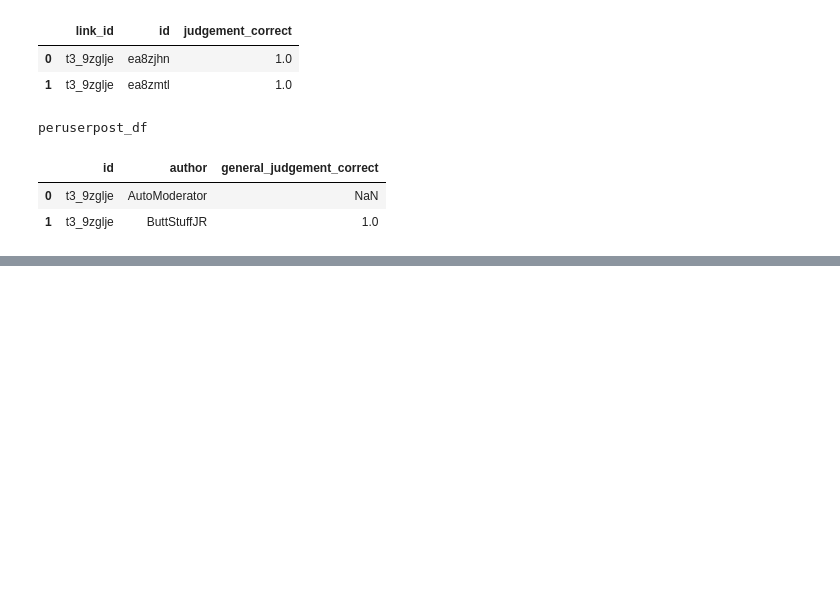
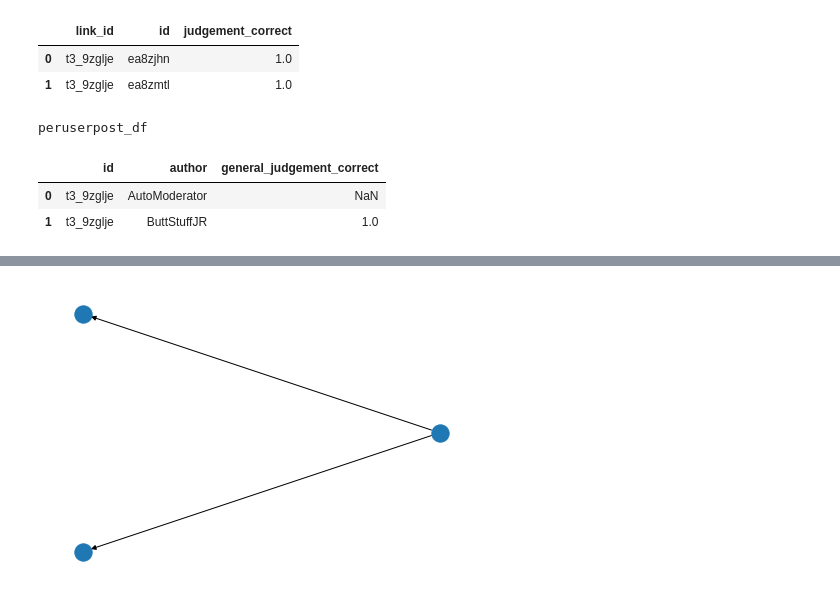
Before and after one commit to cephcyn/cornell_cs6742_a2, a Jupyter notebook: 01_metric_feasibility.ipynb, the cells around one changed output, grey strips where cells are left out. Cells and saved outputs as stored; diff of their text form; code cells hidden in the pictures; blank space fills up the shorter version.

Commit message:
update branchiness metrics

```diff
--- a/01_metric_feasibility.ipynb
+++ b/01_metric_feasibility.ipynb
@@ -517,12 +526,11 @@ graph_demo(temp)
 # %%
-import networkx as nx
 import pickle
 
 # Create a dictionary from t3-postid to post activity graph structure
 
-gAll = collect_post_graphs(posts_sizefilter_df, comms_sizefilter_df)
-with open('backup_gAll.pkl', 'wb') as f:
-    pickle.dump(gAll, f)
+# gAll = collect_post_graphs(posts_sizefilter_df, comms_sizefilter_df)
+# with open('backup_gAll.pkl', 'wb') as f:
+#     pickle.dump(gAll, f)
 
 # Recover from backup
 
@@ -564 +539,46 @@ graph_demo(gAll)
+# %%
+import statistics
+
+# get tree unique to commenter's behavior
+def comment_branch_tree(username, postID, gAll):
+    # retrieve graph we are working with
+    g = gAll[postID]['post_graph']
+    # calculate path to each of the poster's comments
+    commentPaths = {}
+    for cID in gAll[postID]['user_responders'][username]:
+        try:
+            commentPaths[cID] = nx.shortest_path(g, postID, cID)
+        finally:
+            # print(f'{cID} broken path comment?')
+            continue
+    # starting from shortest path, build out tree of direct dependencies
+    gPath = nx.DiGraph()
+    nodesAdded = [postID]
+    while len(commentPaths) > 0:
+        closestCID = sorted(
+            [(k, len(commentPaths[k])) for k in commentPaths],
+            key=(lambda x: x[1]),
+        )
+        closestPath = commentPaths[closestCID[0][0]]
+        closestCID = closestPath[-1]
+        topLevel = True
+        for n in nodesAdded:
+            if nx.has_path(g, n, closestCID):
+                topLevel = False
+                gPath.add_edge(n, closestCID)
+                nodesAdded = [closestCID]+nodesAdded
+                break
+        if topLevel:
+            gPath.add_edge(postID, closestCID)
+            nodesAdded = [closestCID]+nodesAdded
+        commentPaths.pop(closestCID, None)
+    return gPath
+
+username = "TomatoesTooUmami"
+postID = "t3_a2f8ac"
+nx.draw_kamada_kawai(
+    comment_branch_tree(username, postID, gAll),
+)
+# %% [output]
+[figure, added]
 # %%
```
Also changed, not shown: parts of 15 cells of this notebook.
